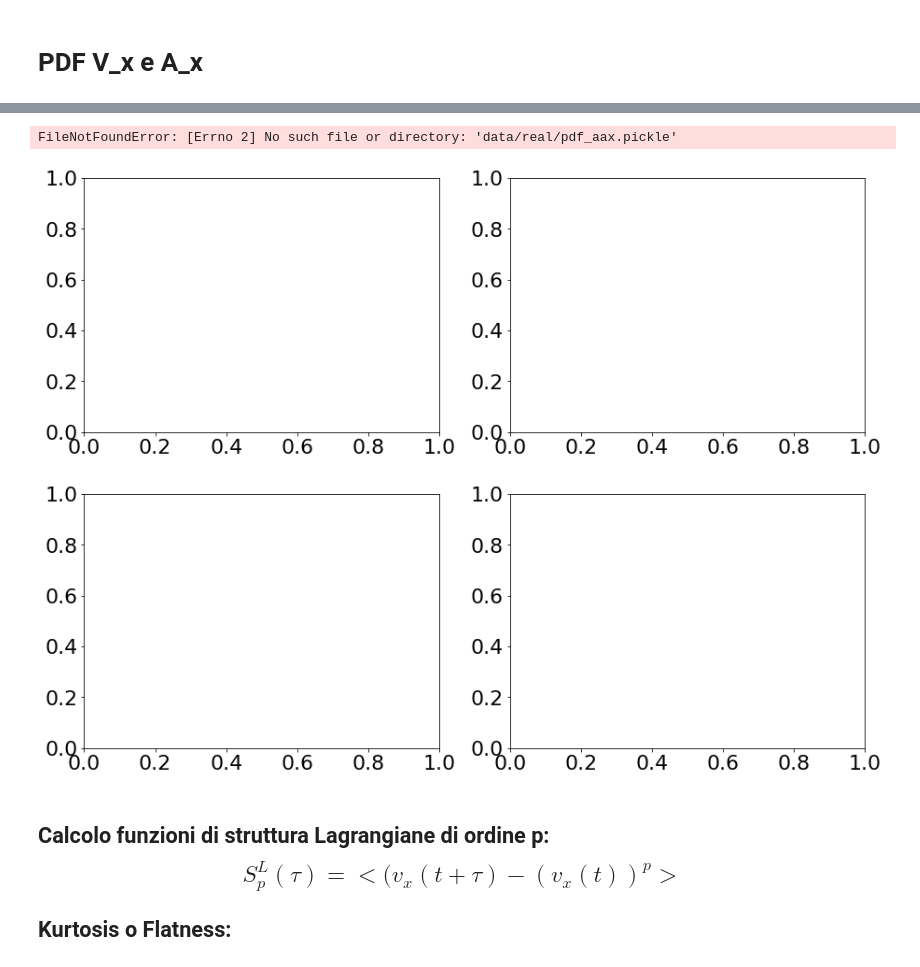
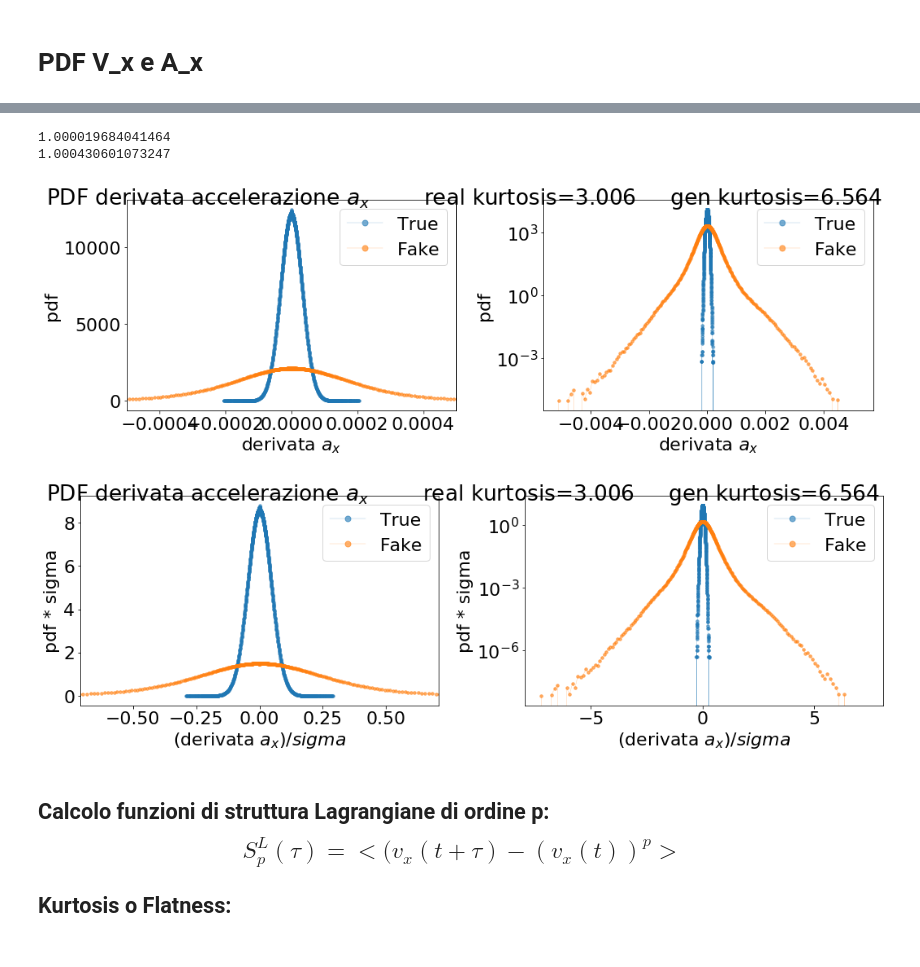
Before and after one commit to scarpma/gaussian, a Jupyter notebook: gan_test_gaussian.ipynb, the cells around one changed output, grey strips where cells are left out. Saved outputs shown, nothing was run; the diff lists cells and outputs as text; code cells hidden in the pictures.

```diff
--- a/gan_test_gaussian.ipynb
+++ b/gan_test_gaussian.ipynb
@@ -31,5 +23,5 @@ W0721 23:05:25.742859 47322583272960 hdf5_format.py:221] No training configurati
 # %%
-path = f'/scratch/scarpolini/gaussian/wgangp/runs/{run}/gen_trajs_{number}.npy'
+path = f'/storage/scarpolini/databases/gaussian/wgangp/runs/{run}/gen_trajs_{number}.npy'
 gen = np.load(path)
 
 M = gen.max()
@@ -58,0 +47,4 @@ gen.shape
+# %%
+import scipy.ndimage as ff
+gen = ff.gaussian_filter1d(gen[:,:,0],sigma=2.6,mode='nearest') ## la gaussiana è troncata a 4 sigma
+#np.save(f'/storage/scarpolini/databases/gaussian/wgangp/runs/{run}/gen_trajs_{number}_media.npy', gen)
@@ -124,7 +183,7 @@ gm = np.gradient(gen,axis=1)
 fig, (ax1, ax2) = plt.subplots(1,2,figsize=(15,5))
 fign, (ax1n, ax2n) = plt.subplots(1,2,figsize=(15,5))
 
-hist, bin_edges = load_pdf('data/real/pdf_ax')
+hist, bin_edges = load_pdf('data/real/pdf_ax_smooth')
 a = 0.
 for i in range(len(bin_edges)-1):
     a += hist[i]*(bin_edges[i+1]-bin_edges[i])
@@ -163,7 +222,7 @@ fign.suptitle(f'PDF accelerazione $a_x$\treal kurtosis={kurtosis_real:.3f}\tgen
 ax1.legend(markerscale=2)
 ax1.set_xlabel('$a_x$')
 ax1.set_ylabel('pdf')
-ax1.set_xlim([-0.003,0.003])
+ax1.set_xlim([-0.001,0.001])
 ax2.legend(markerscale=2)
 ax2.set_xlabel('$a_x$')
 ax2.set_ylabel('pdf')
@@ -172,7 +231,7 @@ ax2.set_yscale('log')
 ax1n.legend(markerscale=2)
 ax1n.set_xlabel('$a_x / sigma$')
 ax1n.set_ylabel('pdf * sigma')
-ax1n.set_xlim([-0.003/acc_std,0.003/acc_std])
+ax1n.set_xlim([-0.001/acc_std,0.001/acc_std])
 ax2n.legend(markerscale=2)
 ax2n.set_xlabel('$a_x / sigma$')
 ax2n.set_ylabel('pdf * sigma')
@@ -180,8 +239,8 @@ ax2n.set_yscale('log')
 
 fig.tight_layout()
 fign.tight_layout()
-fig.savefig(f'plots/wgangp_{run}/gan_test_d1_{run}_{number}.png', fmt='png', dpi=60)
-fign.savefig(f'plots/wgangp_{run}/gan_test_d1_{run}_{number}_n.png', fmt='png', dpi=60)
+#fig.savefig(f'plots/wgangp_{run}/gan_test_d1_{run}_{number}.png', fmt='png', dpi=60)
+#fign.savefig(f'plots/wgangp_{run}/gan_test_d1_{run}_{number}_n.png', fmt='png', dpi=60)
 fig.show()
 fign.show()
 # %% [output]
@@ -195,7 +323,7 @@ gmm = np.gradient(gm,axis=1)
 fig, (ax1, ax2) = plt.subplots(1,2,figsize=(15,5))
 fign, (ax1n, ax2n) = plt.subplots(1,2,figsize=(15,5))
 
-hist, bin_edges = load_pdf('data/real/pdf_aax')
+hist, bin_edges = load_pdf('data/real/pdf_aax_smooth')
 a = 0.
 for i in range(len(bin_edges)-1):
     a += hist[i]*(bin_edges[i+1]-bin_edges[i])
@@ -227,38 +355,39 @@ hist = hist * acc_std
 bin_edges = bin_edges / acc_std
 ax1n.plot(bin_edges, hist, label='Fake', alpha=0.6, marker='.', lw=0.3, ms=7)
 ax2n.plot(bin_edges, hist, label='Fake', alpha=0.6, marker='.', lw=0.3, ms=7)
 
 fig.suptitle(f'PDF derivata accelerazione $a_x$\treal kurtosis={kurtosis_real:.3f}\tgen kurtosis={kurtosis_gen:.3f}')
 fign.suptitle(f'PDF derivata accelerazione $a_x$\treal kurtosis={kurtosis_real:.3f}\tgen kurtosis={kurtosis_gen:.3f}')
 
 ax1.legend(markerscale=2)
 ax1.set_xlabel('derivata $a_x$')
 ax1.set_ylabel('pdf')
-ax1.set_xlim([-0.03,0.03])
+ax1.set_xlim([-0.0005,0.0005])
 ax2.legend(markerscale=2)
 ax2.set_xlabel('derivata $a_x$')
 ax2.set_ylabel('pdf')
 ax2.set_yscale('log')
 
 ax1n.legend(markerscale=2)
 ax1n.set_xlabel('(derivata $a_x )/ sigma$')
 ax1n.set_ylabel('pdf * sigma')
-ax1n.set_xlim([-0.03/acc_std,0.03/acc_std])
+ax1n.set_xlim([-0.0005/acc_std,0.0005/acc_std])
 ax2n.legend(markerscale=2)
 ax2n.set_xlabel('(derivata $a_x )/ sigma$')
 ax2n.set_ylabel('pdf * sigma')
 ax2n.set_yscale('log')
 
 fig.tight_layout()
 fign.tight_layout()
 fig.savefig(f'plots/wgangp_{run}/gan_test_d2_{run}_{number}.png', fmt='png', dpi=60)
 fign.savefig(f'plots/wgangp_{run}/gan_test_d2_{run}_{number}_n.png', fmt='png', dpi=60)
 fig.show()
 fign.show()
 # %% [output]
-FileNotFoundError: [Errno 2] No such file or directory: 'data/real/pdf_aax.pickle'
+1.000019684041464
+1.000430601073247
-[figure, old version]
+[figure, new version]
-[figure, old version]
+[figure, new version]
 # %% [markdown]
 ## Calcolo funzioni di struttura Lagrangiane di ordine p: $$ S_p^L(\tau) = <(v_x(t+\tau)-(v_x(t))^p> $$
 
```
Also changed, not shown: parts of 34 cells of this notebook, 9 other files.
